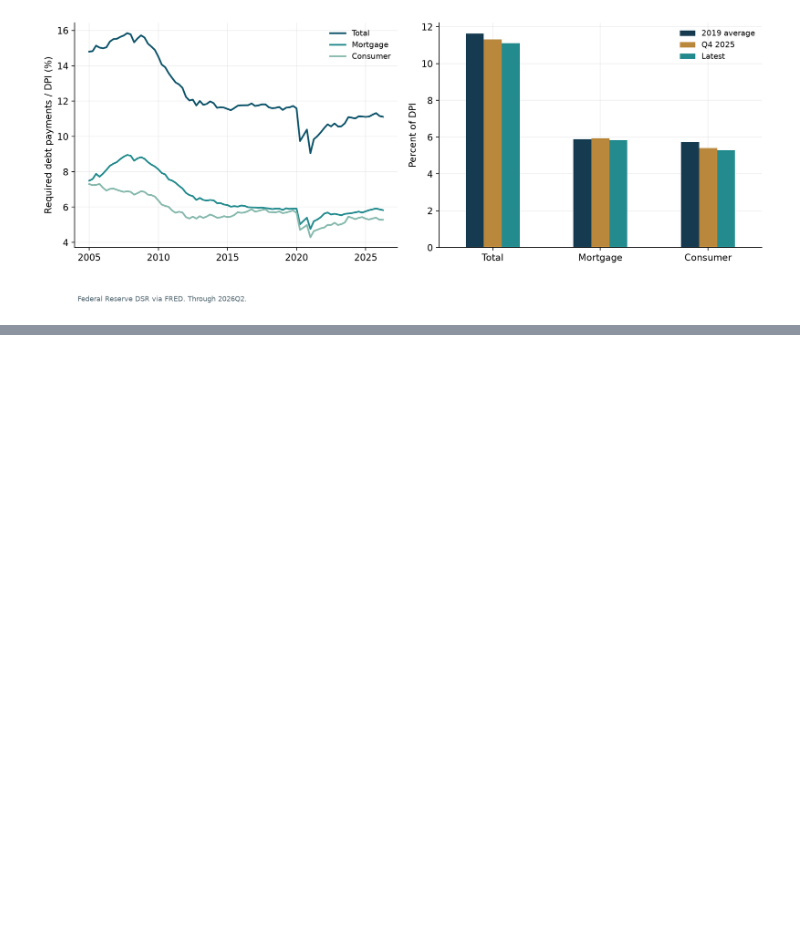
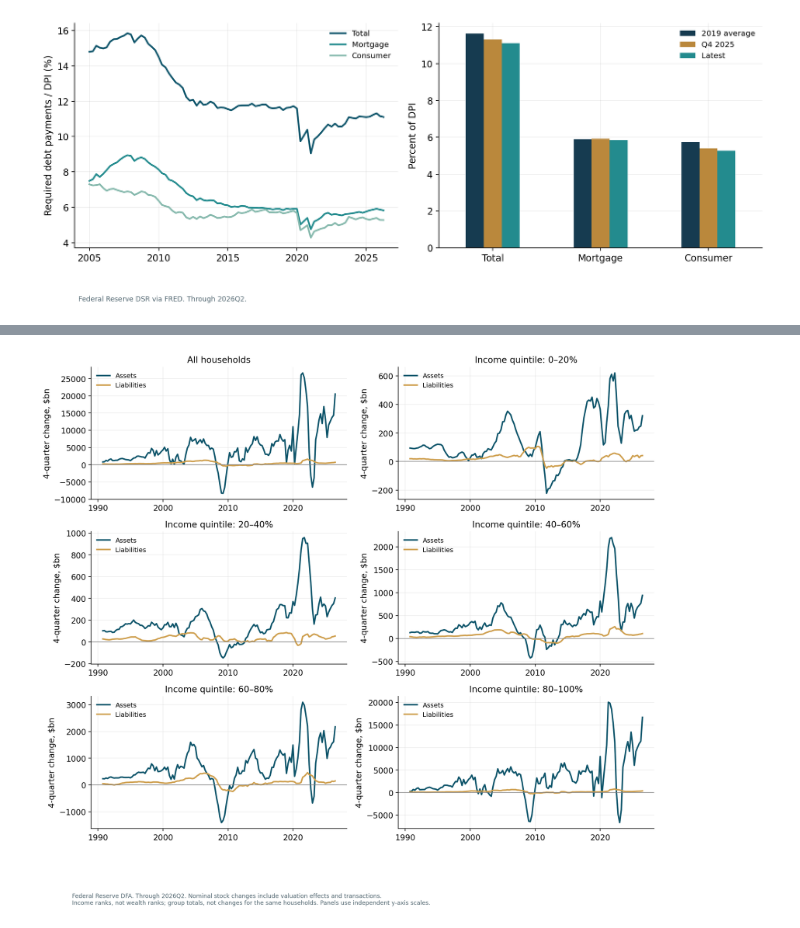
Before and after one commit to halim-12/test, a Jupyter notebook: Consumer Charts.ipynb, the cells around one changed output, grey strips where cells are left out. Cells and saved outputs as stored; diff of their text form; code cells hidden in the pictures; blank space fills up the shorter version.

```diff
--- a/Consumer Charts.ipynb
+++ b/Consumer Charts.ipynb
@@ -318,0 +414,26 @@ show(fig, 10, f'Federal Reserve DSR via FRED. Through {dsr.index[-1].to_period("
+# %%
+balance = dfa.groupby(['quarter','group'])[['Assets','Liabilities','Net worth']].sum()/1000
+all_households = balance.groupby('quarter').sum()
+balance_panels = {'All households':all_households,
+                  **{q:balance.xs(q, level='group') for q in Q}}
+selected = list(balance_panels) if DFA_INCOME_GROUPS == 'all' else DFA_INCOME_GROUPS
+assert isinstance(selected, list) and selected and set(selected) <= set(balance_panels), 'Use "all" or a list of valid income-group labels'
+assert len(set(selected)) == len(selected), 'Select each group only once'
+assert (all_households.Assets-all_households.Liabilities-all_households['Net worth']).abs().max() <= .01
+# Reindex to every quarter so diff(4) always means exactly four calendar quarters.
+quarters = pd.period_range(all_households.index.min(), all_households.index.max(), freq='Q')
+balance_changes = {name:data.reindex(quarters).diff(4).dropna() for name,data in balance_panels.items()}
+ncols = min(2, len(selected))
+nrows = (len(selected)+ncols-1)//ncols
+fig, ax = plt.subplots(nrows, ncols, figsize=(12 if ncols==2 else 8, 3.3*nrows+1), squeeze=False)
+for a, name in zip(ax.flat, selected):
+    a.set_prop_cycle(color=[COLORS[0],COLORS[3]])
+    line(a, dates(balance_changes[name][['Assets','Liabilities']]), '4-quarter change, $bn', DFA_START)
+    a.set_title(name if name=='All households' else f'Income quintile: {name}', fontsize=12)
+    a.axhline(0, color='grey', lw=.8)
+    a.ticklabel_format(axis='y', style='plain', useOffset=False)
+for a in list(ax.flat)[len(selected):]:
+    a.set_visible(False)
+show(fig, 12, f'Federal Reserve DFA. Through {quarters[-1]}. Nominal stock changes include valuation effects and transactions.\nIncome ranks, not wealth ranks; group totals, not changes for the same households. Panels use independent y-axis scales.')
+# %% [output]
+[figure, added]
```
Also changed, not shown: parts of 9 cells of this notebook.
